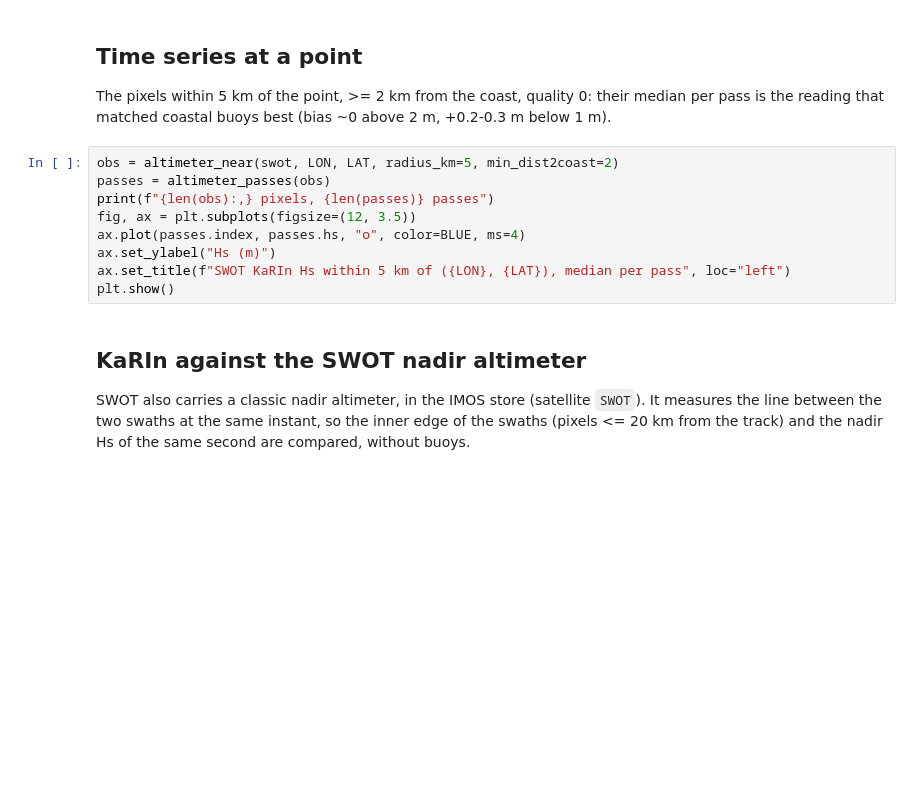
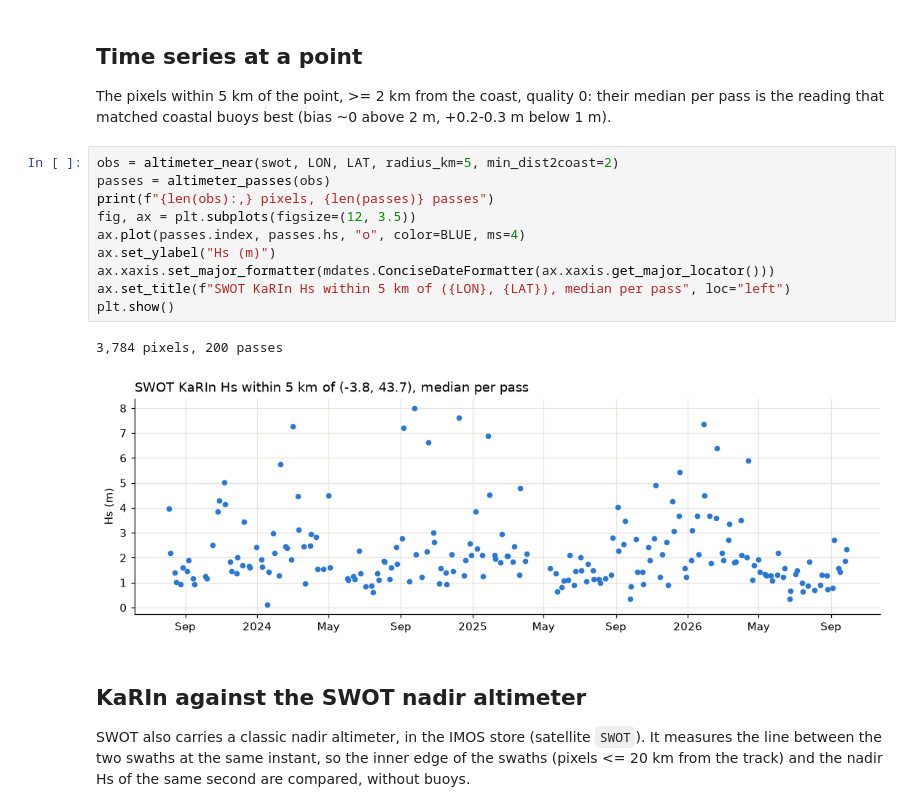
Before and after one commit to GeoOcean/BlueMath, a Jupyter notebook: toolkit/data/SWOT_KaRIn_Zarr.ipynb, the cells around one changed output. Drawn from its saved outputs; the diff is of its cells as text; blank space fills up the shorter version.

```diff
--- a/toolkit/data/SWOT_KaRIn_Zarr.ipynb
+++ b/toolkit/data/SWOT_KaRIn_Zarr.ipynb
@@ -85,12 +115,16 @@ pass is the reading that matched coastal buoys best (bias ~0 above 2 m, +0.2-0.3
 # %%
 obs = altimeter_near(swot, LON, LAT, radius_km=5, min_dist2coast=2)
 passes = altimeter_passes(obs)
 print(f"{len(obs):,} pixels, {len(passes)} passes")
 fig, ax = plt.subplots(figsize=(12, 3.5))
 ax.plot(passes.index, passes.hs, "o", color=BLUE, ms=4)
 ax.set_ylabel("Hs (m)")
+ax.xaxis.set_major_formatter(mdates.ConciseDateFormatter(ax.xaxis.get_major_locator()))
 ax.set_title(f"SWOT KaRIn Hs within 5 km of ({LON}, {LAT}), median per pass", loc="left")
 plt.show()
+# %% [output]
+3,784 pixels, 200 passes
+[figure, added]
 # %% [markdown]
 ## KaRIn against the SWOT nadir altimeter
 
```
Also changed, not shown: parts of 6 cells of this notebook, 2 other files.
